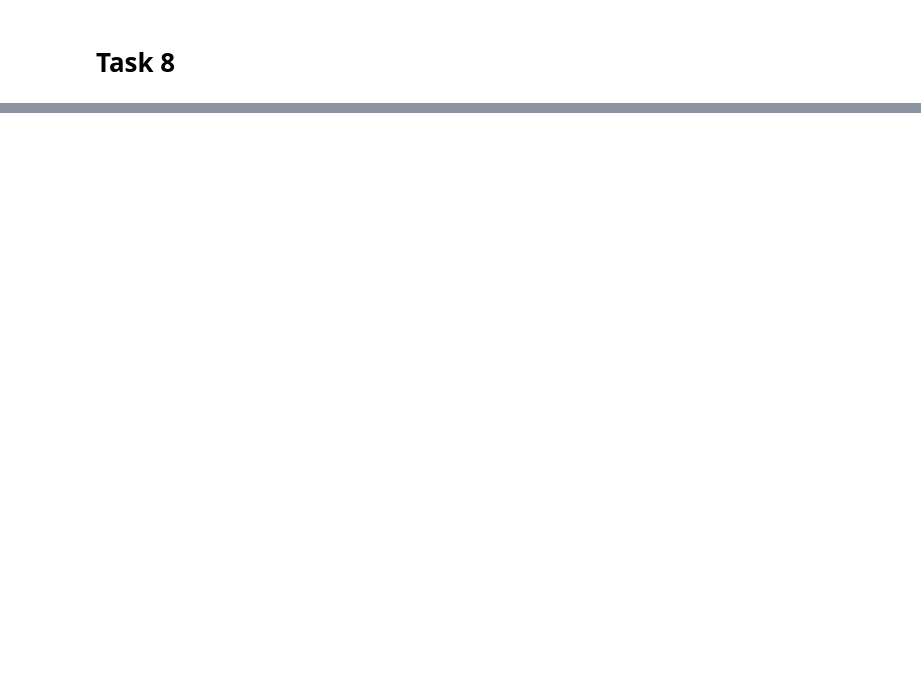
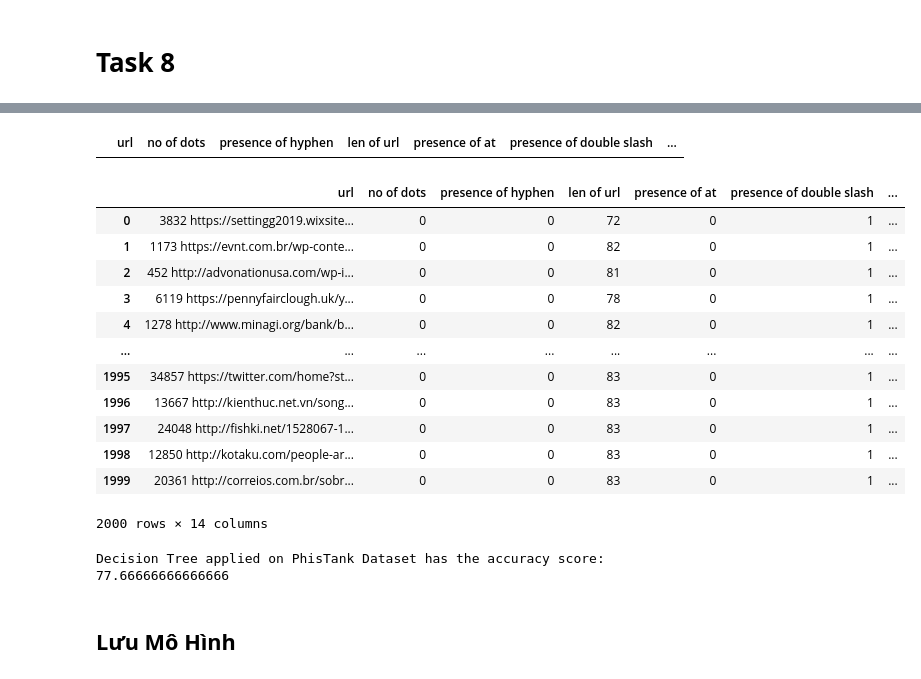
Before and after one commit to WanThinnn/NT522_Machine-learning-for-Information-Security, a Jupyter notebook: Labs/Lab_1/Lab_1-Local.ipynb, the cells around one changed output, grey strips where cells are left out. Saved outputs shown, nothing was run; the diff lists cells and outputs as text; code cells hidden in the pictures; blank space fills up the shorter version.

```diff
--- a/Labs/Lab_1/Lab_1-Local.ipynb
+++ b/Labs/Lab_1/Lab_1-Local.ipynb
@@ -887,0 +1108,79 @@ Logistic Regression Confusion Matrix:
+# %%
+featureSet = pd.DataFrame(columns=('url','no of dots','presence of hyphen',
+                                   'len of url','presence of at','presence of double slash',
+                                   'no of subdir','no of subdomain','len of domain','no of queries',
+                                   'is IP','presence of Suspicious_TLD',
+                                   'presence of suspicious domain','label'), dtype=np.int32) # Tạo DataFrame để lưu trữ các đặc trưng
+
+featureSet.head() # Hiển thị 5 dòng đầu tiên
+# %% [output]
+|  | url | no of dots | presence of hyphen | len of url | presence of at | presence of double slash | ... |
+# %%
+def getFeatures(url, label):
+    result = [] # Khởi tạo một list rỗng để lưu trữ các đặc trưng
+    url = str(url) # Chuyển đổi url sang chuỗi
+
+    result.append(url) # Thêm url vào list kết quả
+    path = urlparse(url) # Tách url thành các phần nhỏ
+    ext = tldextract.extract(url) # Trích xuất tên miền từ url
+    result.append(countdots(ext.subdomain)) # Đếm số dấu chấm trong tên miền phụ
+    result.append(isPresentHyphen(path.netloc)) # Kiểm tra xem dấu gạch ngang có xuất hiện trong url hay không
+    result.append(len(url)) # Độ dài của url
+    result.append(isPresentAt(path.netloc)) # Kiểm tra xem dấu @ có xuất hiện trong url hay không
+    result.append(isPresentDSlash(path.path))   # Kiểm tra xem dấu gạch chéo đôi có xuất hiện trong url hay không
+    result.append(countSubDir(path.path)) # Đếm số thư mục con
+    result.append(countSubDomain(ext.subdomain)) # Đếm số tên miền phụ
+    result.append(len(path.netloc)) # Độ dài của tên miền
+    result.append(len(path.query)) # Đếm số truy vấn
+    result.append(isip(ext.domain)) # Kiểm tra xem url có phải là địa chỉ IP hay không
+    result.append(1 if ext.suffix in Suspicious_TLD else 0) # Kiểm tra xem phần mở rộng của tên miền có nằm trong danh sách TLD đáng ngờ hay không
+    result.append(1 if '.'.join(ext.domain) in Suspicious_Domain else 0 ) # Kiểm tra xem tên miền có nằm trong danh sách domain đáng ngờ hay không
+    result.append(label)
+    return result # Trả về một list chứa các đặc trưng của URL
+# %%
+URLdataset["isPhising"][0:1].values[0] # Lấy nhãn của URL đầu tiên
+
+URLdataset["url"][0:1] # Lấy URL đầu tiên
+
+features = getFeatures(URLdataset["url"][0:1], URLdataset["isPhising"][0:1].values) # Lấy các đặc trưng của URL đầu tiên
+len(features) # Số lượng đặc trưng
+
+for i in range(len(URLdataset)):
+    features = getFeatures(URLdataset["url"][i:i+1], URLdataset["isPhising"][i:i+1].values[0]) # Lấy các đặc trưng của URL thứ i
+    featureSet.loc[i] = features # Thêm các đặc trưng vào DataFrame
+featureSet # Hiển thị DataFrame chứa các đặc trưng
+# %% [output]
+|  | url | no of dots | presence of hyphen | len of url | presence of at | presence of double slash | ... |
+| 0 | 3832 https://settingg2019.wixsite... | 0 | 0 | 72 | 0 | 1 | ... |
+| 1 | 1173 https://evnt.com.br/wp-conte... | 0 | 0 | 82 | 0 | 1 | ... |
+| 2 | 452 http://advonationusa.com/wp-i... | 0 | 0 | 81 | 0 | 1 | ... |
+| 3 | 6119 https://pennyfairclough.uk/y... | 0 | 0 | 78 | 0 | 1 | ... |
+| 4 | 1278 http://www.minagi.org/bank/b... | 0 | 0 | 82 | 0 | 1 | ... |
+| ... | ... | ... | ... | ... | ... | ... | ... |
+| 1995 | 34857 https://twitter.com/home?st... | 0 | 0 | 83 | 0 | 1 | ... |
+| 1996 | 13667 http://kienthuc.net.vn/song... | 0 | 0 | 83 | 0 | 1 | ... |
+| 1997 | 24048 http://fishki.net/1528067-1... | 0 | 0 | 83 | 0 | 1 | ... |
+| 1998 | 12850 http://kotaku.com/people-ar... | 0 | 0 | 83 | 0 | 1 | ... |
+| 1999 | 20361 http://correios.com.br/sobr... | 0 | 0 | 83 | 0 | 1 | ... |
+2000 rows × 14 columns
+# %%
+sample_pt = featureSet.loc[:, 'no of dots': 'presence of suspicious domain'] # Lấy các đặc trưng làm dữ liệu đầu vào
+target_pt = featureSet.iloc[:, [-1]] # Lấy nhãn làm dữ liệu đầu ra
+
+from sklearn.model_selection import train_test_split
+sample_train_pt, sample_test_pt, target_train_pt, target_test_pt = train_test_split(sample_pt, target_pt, test_size=0.3, random_state=0) # Chia dữ liệu thành tập huấn luyện và tập kiểm tra
+
+from sklearn import tree
+tree_model_pt = tree.DecisionTreeClassifier() # Khởi tạo mô hình Decision Tree
+
+
+tree_model_pt.fit(sample_train_pt, target_train_pt) # Huấn luyện mô hình
+prediction_pt = tree_model_pt.predict(sample_test_pt) # Dự đoán nhãn trên tập kiểm tra
+from sklearn.metrics import accuracy_score
+
+accuracy = 100 * accuracy_score(target_test_pt, prediction_pt) # Tính độ chính xác
+print("Decision Tree applied on PhisTank Dataset has the accuracy score: %s" % str(accuracy)) # In độ chính xác
+# %% [output]
+Decision Tree applied on PhisTank Dataset has the accuracy score: 77.66666666666666
+# %% [markdown]
+## **Lưu Mô Hình**
```
Also changed, not shown: parts of 14 cells of this notebook, 5 other files.
